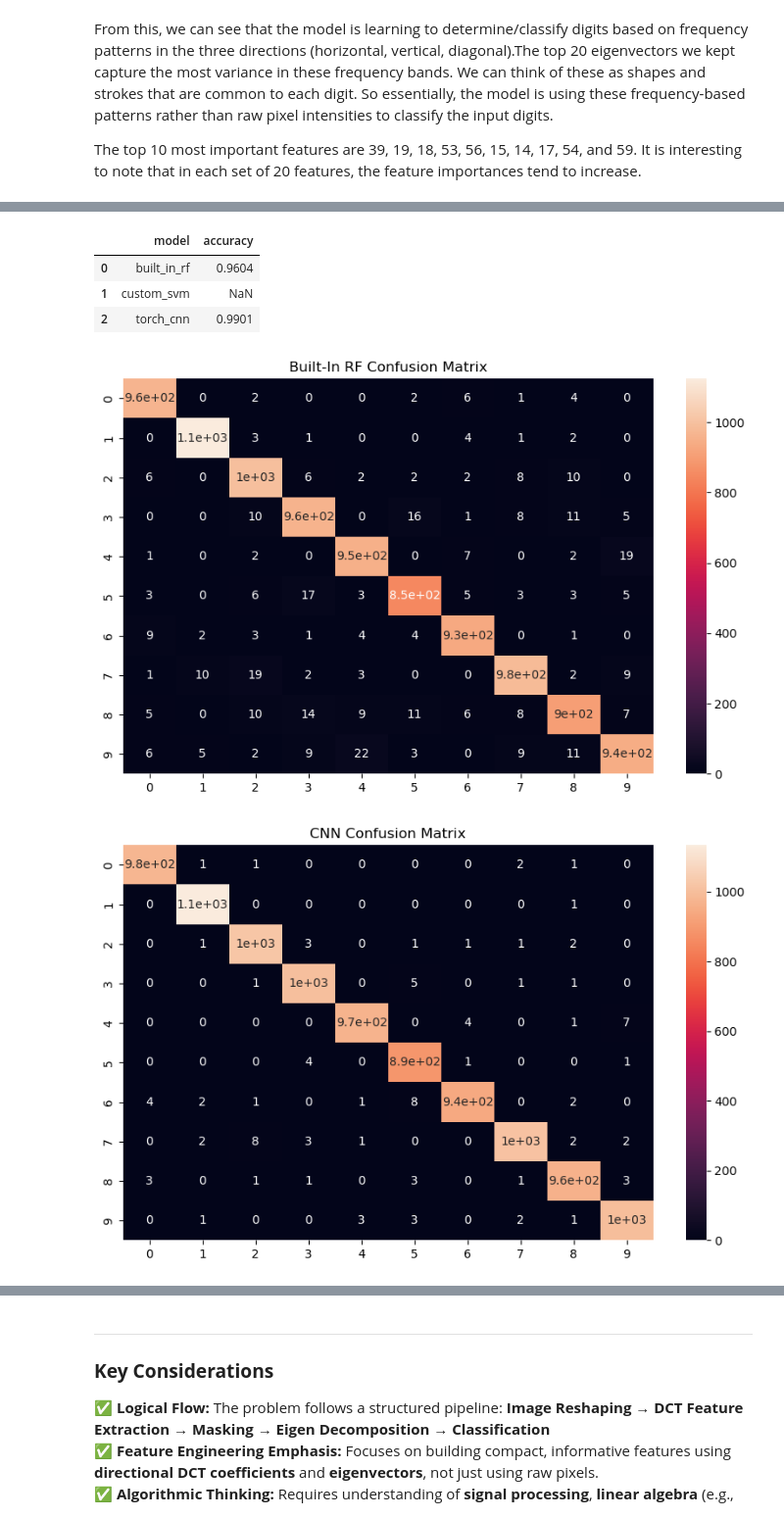
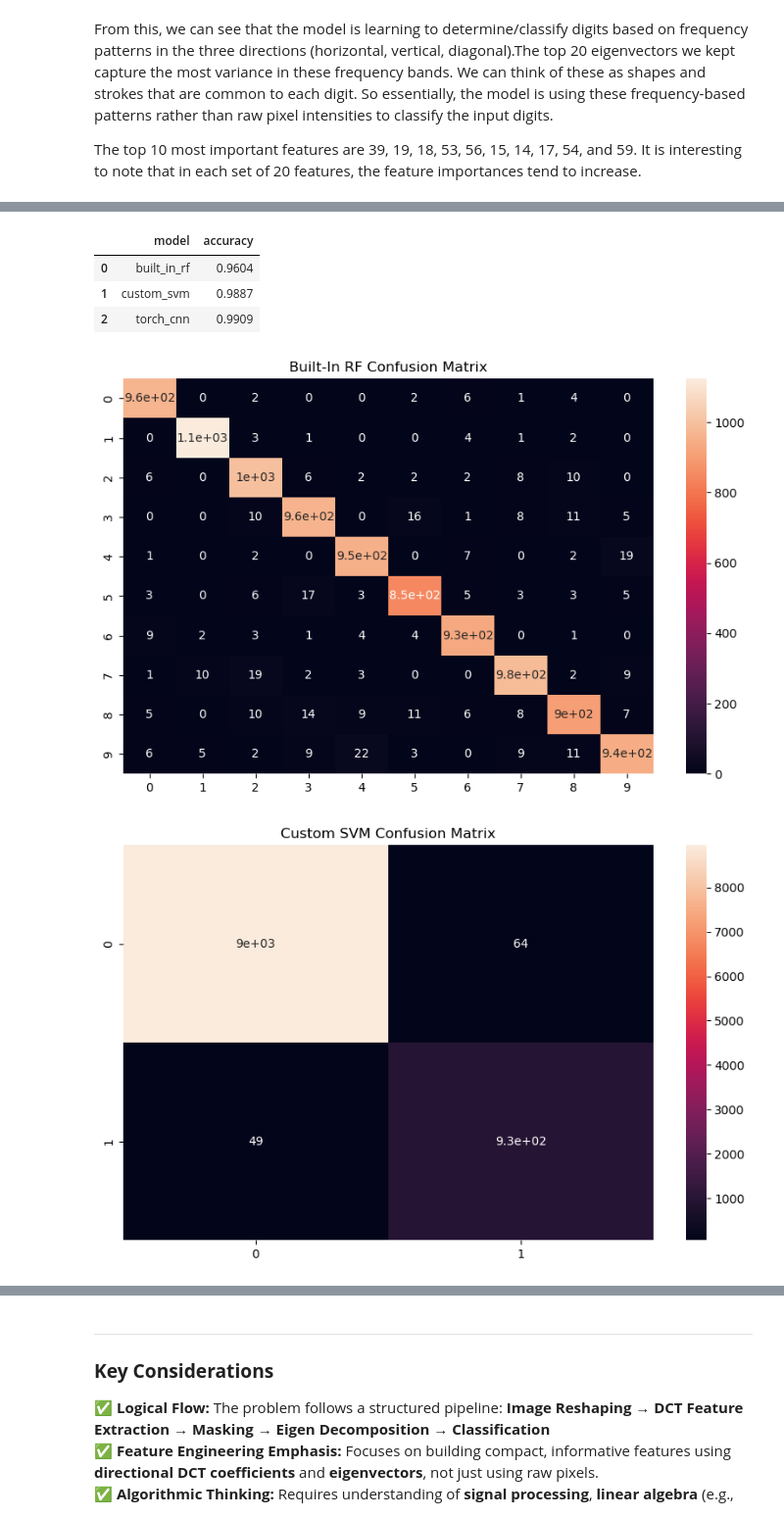
Before and after one commit to slomuscio/EN.685.621.programming_assignment_2, a Jupyter notebook: PA2.ipynb, the cells around one changed output, grey strips where cells are left out. Shown at 98% size. Cells and saved outputs as stored; diff of their text form; code cells hidden in the pictures.

```diff
--- a/PA2.ipynb
+++ b/PA2.ipynb
@@ -410,0 +383,14 @@ print(f"Random Forest Accuracy (digit 0 vs rest): {acc_rf:.4f}")
+# %%
+# Train your custom linear SVM on binary task
+w, b, sv_idx = train_svm(X_train_small, y_train_small, kernel='linear')
+print(f"Support vectors count: {len(sv_idx)}")
+
+# Predict
+y_pred_bin = predict_svm(final_test_features, w, b)
+
+# Evaluate
+svm_accuracy = accuracy_score(y_test_bin, y_pred_bin)
+print(f"Custom binary SVM Accuracy (digit 0 vs rest): {svm_accuracy:.4f}")
+svm_cm = confusion_matrix(y_test_bin, y_pred_bin)
+svm_cm_df = pd.DataFrame(svm_cm, index=[0, 1], columns=[0, 1])
+print("Confusion Matrix:\n", confusion_matrix(y_test_bin, y_pred_bin))
@@ -510,28 +529,28 @@ CNN Test Accuracy: 0.9901
 # %%
 # 5. Compare and analyze CNN vs DCT models
 accuracy_df = pd.DataFrame({"model": ["built_in_rf", "custom_svm", "torch_cnn"],
-                            "accuracy": [rf_accuracy, np.nan, cnn_accuracy]})
+                            "accuracy": [rf_accuracy, svm_accuracy, cnn_accuracy]})
 display(accuracy_df)
 
 # Confusion matrices
 fig = plt.figure(figsize=(10, 6))
 sns.heatmap(rf_cm_df, annot=True)
 plt.title("Built-In RF Confusion Matrix")
 plt.show()
 
-# fig = plt.figure(figsize=(10, 6))
-# sns.heatmap(svm_cm_df, annot=True)
-# plt.title("Custom SVM Confusion Matrix")
-# plt.show()
+fig = plt.figure(figsize=(10, 6))
+sns.heatmap(svm_cm_df, annot=True)
+plt.title("Custom SVM Confusion Matrix")
+plt.show()
 
 fig = plt.figure(figsize=(10, 6))
 sns.heatmap(cnn_cm_df, annot=True)
 plt.title("CNN Confusion Matrix")
 plt.show()
 # %% [output]
 |  | model | accuracy |
 | 0 | built_in_rf | 0.9604 |
-| 1 | custom_svm | NaN |
-| 2 | torch_cnn | 0.9901 |
+| 1 | custom_svm | 0.9887 |
+| 2 | torch_cnn | 0.9909 |
 [figure]
-[figure, old version]
+[figure, new version]
```
Also changed, not shown: parts of 17 cells of this notebook.
